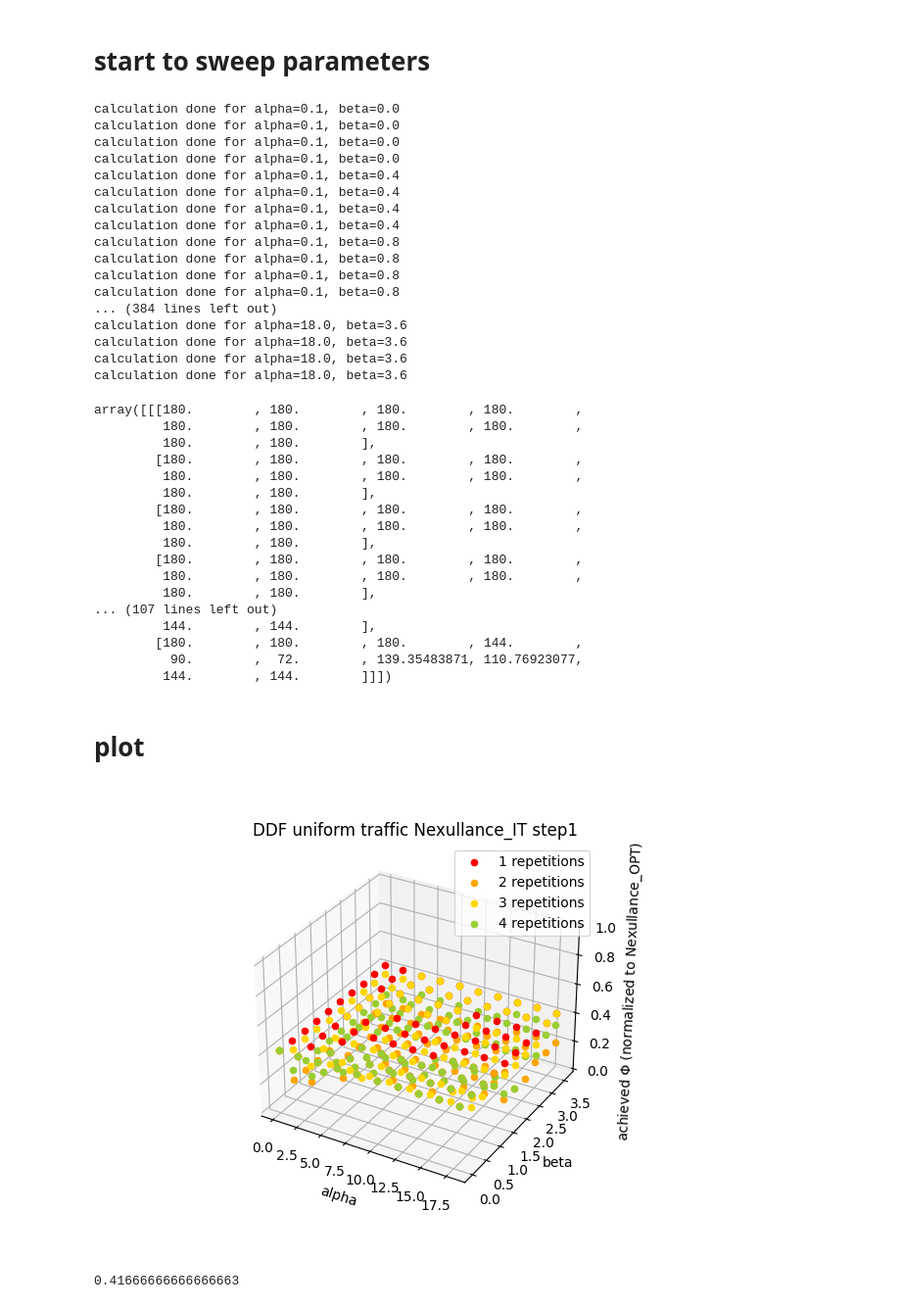
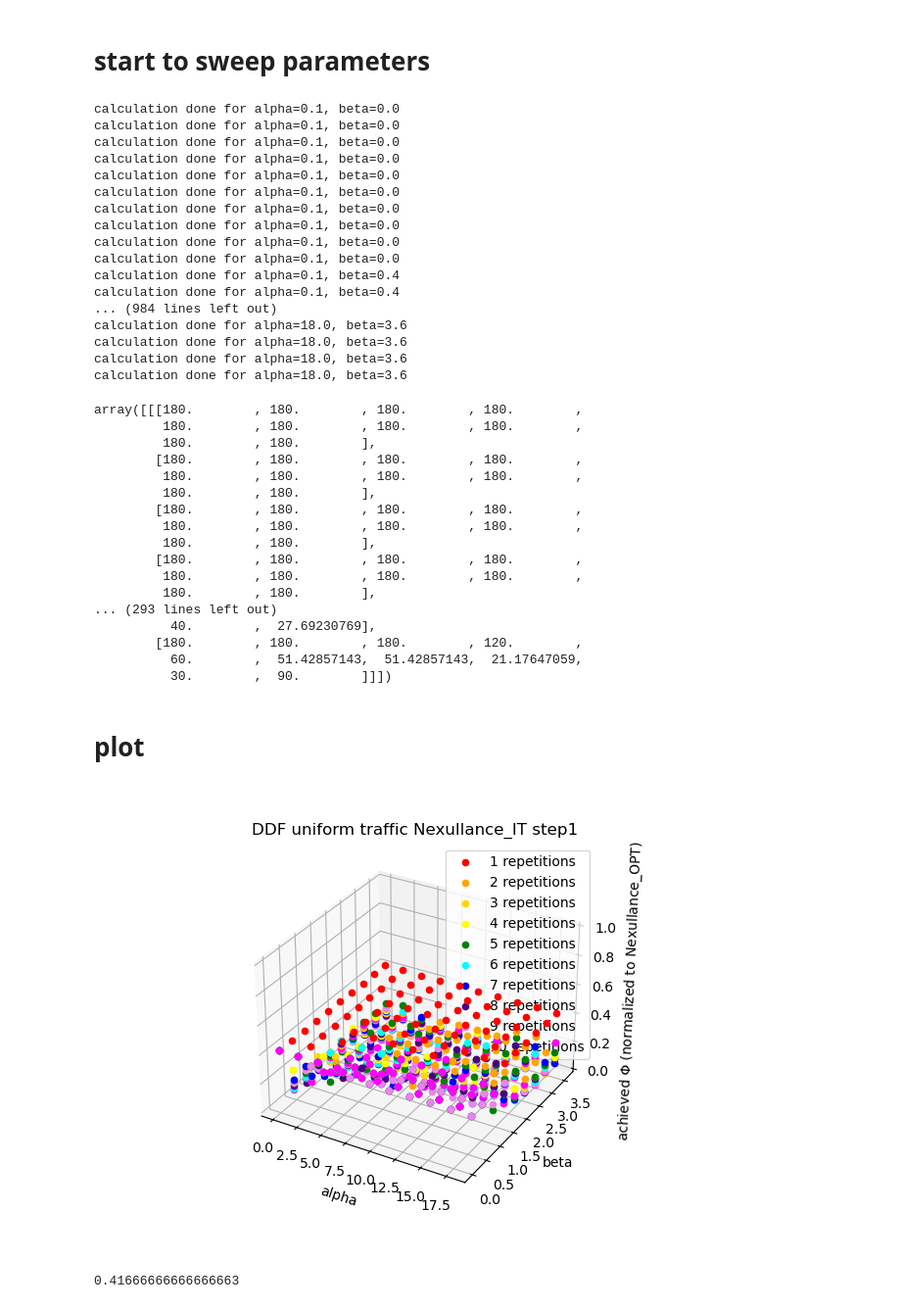
Before and after one commit to ziyuezzy/Nexullance, a Jupyter notebook: nexullance/optimizing_IT/optimize_method_1_shift_ddf.ipynb, the cells around one changed output. Shown: that part at 98% size. Saved outputs shown, nothing was run; the diff lists cells and outputs as text; code cells hidden in the pictures.

```diff
--- a/nexullance/optimizing_IT/optimize_method_1_shift_ddf.ipynb
+++ b/nexullance/optimizing_IT/optimize_method_1_shift_ddf.ipynb
@@ -57,7 +57,7 @@ mu = 0.16666666666666669 < 1, max remote link load is higher
 network_total_throughput =  180.0 GBps
 # %%
 # apply simple ECMP_MP_APST4:
-MP_APST4 = _network.calculate_all_paths_within_length(4)
+MP_APST4, _ = _network.calculate_all_paths_within_length(4)
 nexu = Nexullance_MP(_network.nx_graph, MP_APST4, M_R, Cap_remote, 0, False)
 nexu.init_model()
 Lremote_NEXU_MP_MP_APST4, _ = nexu.solve()
@@ -80,7 +79,7 @@ _alphas = np.array(list(range(0, 20, 2)), dtype=float)
 _alphas[0]+=0.1
 _betas = np.array(list(np.arange(0.0, 4.0, 0.4)), dtype=float)
 
-num_method_1 = 4
+num_method_1 = 10
 _result_Phis = np.ndarray((num_method_1, len(_alphas), len(_betas)), dtype=float)*0
 # the first dimension corresponds to iterations
 # %%
@@ -91,12 +90,12 @@ def parallel_method(alpha, beta):
     nexu_it_test = copy.deepcopy(nexu_it)
     def weighted_method(s: int, d: int, edge_attributes: dict):
         return method_1_weights(s, d, edge_attributes, alpha, beta)
-    result_list, _ = nexu_it_test.optimize(num_method_1, 0, weighted_method, None)
+    result_list, _ = nexu_it_test.optimize(num_method_1, 0, weighted_method, None, method_1_learning_rate= 0.5)
     return [gl.network_total_throughput(M_EPs, result_list[it], max_local_link_load) for it in range(num_method_1)]
 
 # Function to calculate method_1_weights
 def method_1_weights(s: int, d: int, edge_attributes: dict, alpha: float, beta: float):
-    return alpha + edge_attributes['load']**beta
+    return alpha + edge_attributes['learning_load']**beta
 
 # Parallel computation
 results = Parallel(n_jobs=10)(
@@ -111,19 +110,19 @@ for i, _alpha in enumerate(_alphas):
             print(f"calculation done for alpha={_alpha}, beta={_beta}")
             #TODO: validate the matching of data
 # %% [output]
+calculation done for alpha=0.1, beta=0.0
+calculation done for alpha=0.1, beta=0.0
+calculation done for alpha=0.1, beta=0.0
+calculation done for alpha=0.1, beta=0.0
+calculation done for alpha=0.1, beta=0.0
+calculation done for alpha=0.1, beta=0.0
 calculation done for alpha=0.1, beta=0.0
 calculation done for alpha=0.1, beta=0.0
 calculation done for alpha=0.1, beta=0.0
 calculation done for alpha=0.1, beta=0.0
 calculation done for alpha=0.1, beta=0.4
 calculation done for alpha=0.1, beta=0.4
-calculation done for alpha=0.1, beta=0.4
-calculation done for alpha=0.1, beta=0.4
-calculation done for alpha=0.1, beta=0.8
-calculation done for alpha=0.1, beta=0.8
-calculation done for alpha=0.1, beta=0.8
-calculation done for alpha=0.1, beta=0.8
-... (384 lines left out)
+... (984 lines left out)
 calculation done for alpha=18.0, beta=3.6
 calculation done for alpha=18.0, beta=3.6
 calculation done for alpha=18.0, beta=3.6
@@ -143,45 +142,46 @@ array([[[180.        , 180.        , 180.        , 180.        ,
         [180.        , 180.        , 180.        , 180.        ,
          180.        , 180.        , 180.        , 180.        ,
          180.        , 180.        ],
-... (107 lines left out)
-         144.        , 144.        ],
-        [180.        , 180.        , 180.        , 144.        ,
-          90.        ,  72.        , 139.35483871, 110.76923077,
-         144.        , 144.        ]]])
+... (293 lines left out)
+          40.        ,  27.69230769],
+        [180.        , 180.        , 180.        , 120.        ,
+          60.        ,  51.42857143,  51.42857143,  21.17647059,
+          30.        ,  90.        ]]])
 # %% [markdown]
 # plot
 # %%
-colors = ['red', 'orange', 'gold', 'yellowgreen']
+colors = ['red', 'orange', 'gold', 'yellow', 'green', 'cyan', 'blue', 'indigo', 'violet', 'magenta']
+
 
 fig = plt.figure()
 ax = fig.add_subplot(projection='3d')
 
 legend_handles = []  # List to store legend handles
 legend_labels = []   # List to store legend labels
 
 for i, _alpha in enumerate(_alphas):
     for j, _beta in enumerate(_betas):
         for it in range(num_method_1):
             # Scatter plot
             ax.scatter(_alpha, _beta, _result_Phis[it, i, j] / OPTIMUM,
                        marker='o', c=colors[it])
 
 # Create legend handles and labels for each color
 for it, color in enumerate(colors):
     legend_handles.append(ax.scatter([], [], [], c=color, label=f"{it+1} times"))
     legend_labels.append(f"{it+1} repetitions")
 
 ax.set_xlabel('alpha')
 ax.set_ylabel('beta')
 ax.set_zlabel('achieved $\Phi$ (normalized to Nexullance_OPT)')
 ax.set_zlim([0, 1])
 ax.set_title('DDF uniform traffic Nexullance_IT step1')
 
 # Plot legend with the handles and labels created
 plt.legend(handles=legend_handles, labels=legend_labels)
 plt.show()
 # %% [output]
-[figure, old version]
+[figure, new version]
 # %%
 np.max(_result_Phis)/ OPTIMUM
 # %% [output]
```
Also changed, not shown: parts of 2 cells of this notebook, 33 other files.
